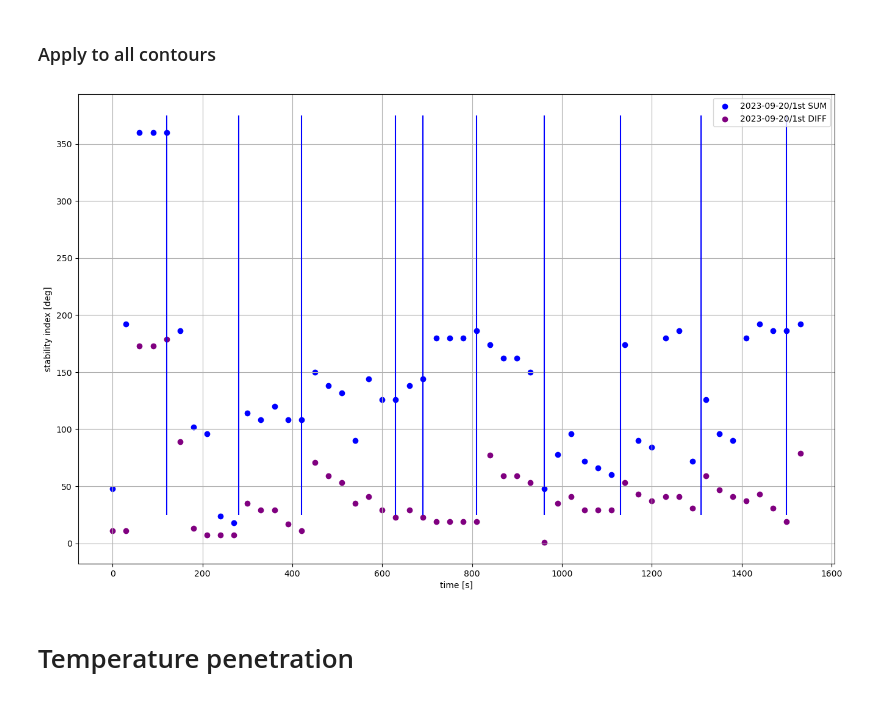
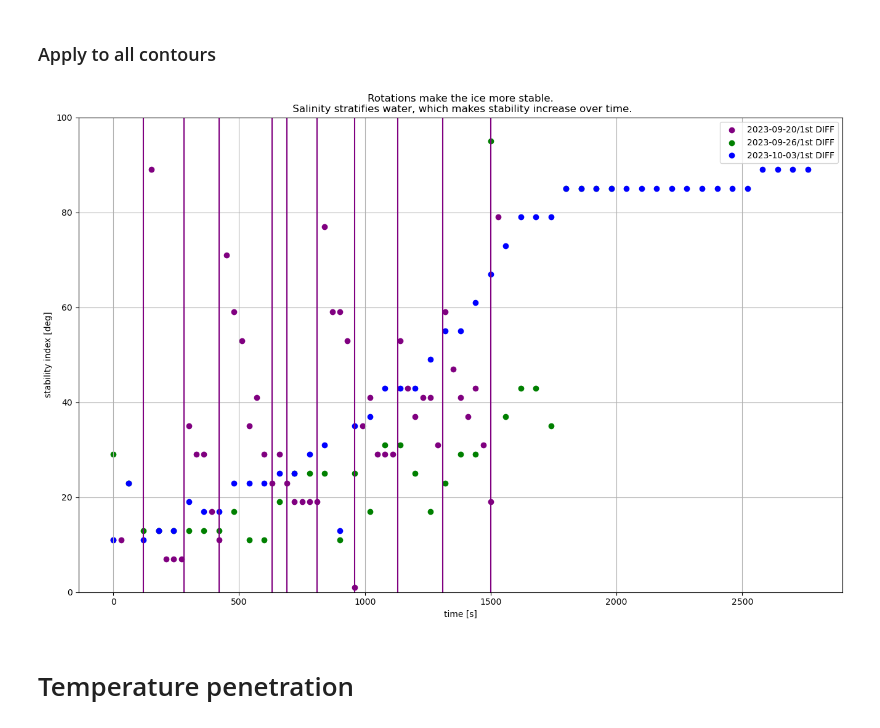
Before and after one commit to ebellincioni/floatingIce, a Jupyter notebook: 23-09-13_floating_dataAnalysis.ipynb, the cells around one changed output. Cells and saved outputs as stored; diff of their text form; code cells hidden in the pictures.

```diff
--- a/23-09-13_floating_dataAnalysis.ipynb
+++ b/23-09-13_floating_dataAnalysis.ipynb
@@ -470,7 +524,7 @@ DIFF Stability index = 25.0 degrees
 ### Apply to all contours
 # %%
 directory = '/Users/edoardo/Library/CloudStorage/OneDrive-UniversityofTwente/floating/'
-cylinders = ['2023-09-20/1st']
+cylinders = ['2023-09-20/1st','2023-09-26/1st','2023-10-03/1st']
 
 plt.figure(figsize=(16,10))
 
@@ -499,40 +553,48 @@ for ic,cylinder in enumerate(cylinders):
             com,cob = hydrostasy(rotatedCont)  ### CHANGE SALTY OR FRESH
             stability[i] = angle, com.x-cob.x
 
         zero_crossings = np.where(np.diff(np.sign(stability[:,1])))[0]
         index_zc = stability[zero_crossings,0]
         unstablePointsAngles = []
         for i in zero_crossings:
             if np.gradient(stability[:,1])[i]>0:
                 unstablePointsAngles.append(stability[i,0])
 
         # print(f'Stability index = {360-unstablePointsAngles[-1]+unstablePointsAngles[0]} degrees')
         if ic ==0:
             if it==0:
-                plt.scatter(30*it,360-unstablePointsAngles[-1]+unstablePointsAngles[0],
-                            c='blue',label=f'{cylinder} SUM')
                 plt.scatter(30*it,min(360-unstablePointsAngles[-1],+unstablePointsAngles[0]),
                             c='purple',label=f'{cylinder} DIFF')
             else:
-                plt.scatter(30*it,360-unstablePointsAngles[-1]+unstablePointsAngles[0],c='blue')
                 plt.scatter(30*it,min(360-unstablePointsAngles[-1],+unstablePointsAngles[0]),c='purple')
         elif ic ==1:
             if it==0:
-                plt.scatter(30*it,360-unstablePointsAngles[-1]+unstablePointsAngles[0],c='red',label=cylinder)
+                plt.scatter(60*it,min(360-unstablePointsAngles[-1],+unstablePointsAngles[0]),
+                            c='green',label=f'{cylinder} DIFF')
             else:
-                plt.scatter(30*it,360-unstablePointsAngles[-1]+unstablePointsAngles[0],c='red')
+                plt.scatter(60*it,min(360-unstablePointsAngles[-1],+unstablePointsAngles[0]),c='green')
+        elif ic ==2:
+            if it==0:
+                plt.scatter(60*it,min(360-unstablePointsAngles[-1],+unstablePointsAngles[0]),
+                            c='blue',label=f'{cylinder} DIFF')
+            else:
+                plt.scatter(60*it,min(360-unstablePointsAngles[-1],+unstablePointsAngles[0]),c='blue')
 
 # draw rotation lines
 for t in [12,28,42,63,69,81,96,113,131,150]: # rotation times of 09/20/1st
-    plt.vlines(t*10,25,375,colors='blue')
+   plt.vlines(t*10,0,175,colors='purple')
+#for t in []: # rotation times of 09/20/1st
+#    plt.vlines(t*10,25,375,colors='blue')
 
 plt.xlabel('time [s]')
 plt.ylabel('stability index [deg]')
 plt.grid()
 plt.legend()
+plt.ylim(0,100)
+plt.title('Rotations make the ice more stable.\n Salinity stratifies water, which makes stability increase over time.')
 plt.show()
 # %% [output]
-[figure, old version]
+[figure, new version]
 # %% [markdown]
 # Temperature penetration
 # %%
```
Also changed, not shown: parts of 9 cells of this notebook, 1 other file.
